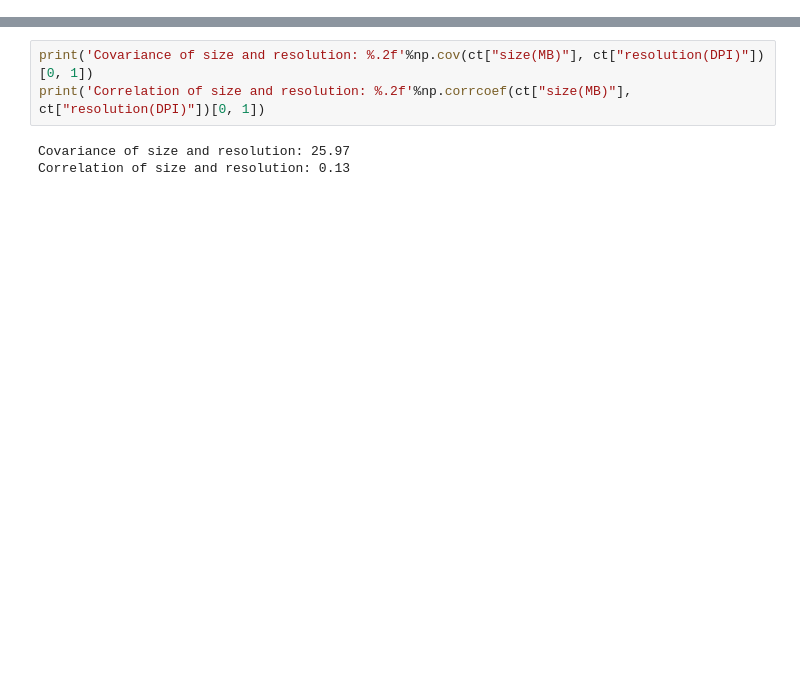
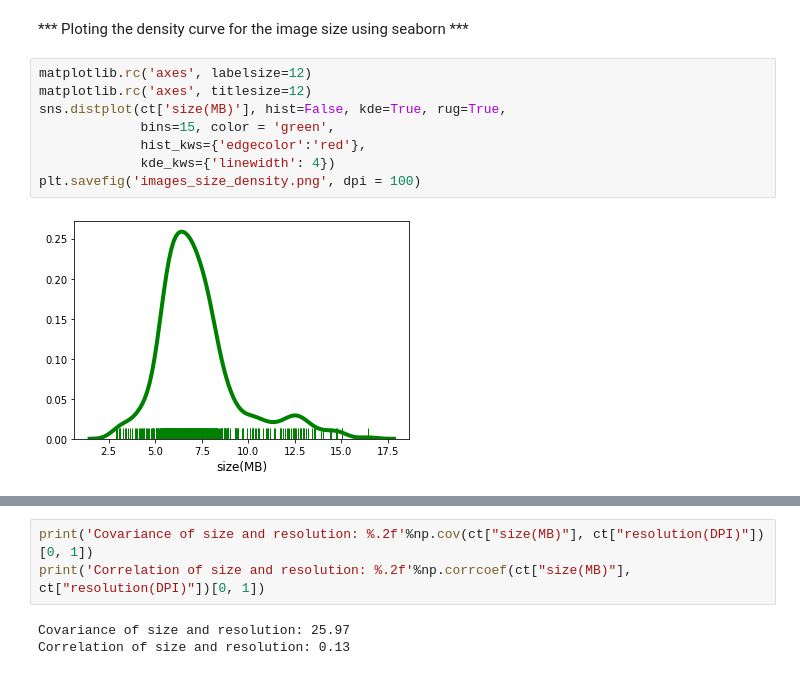
Before and after one commit to UNCG-CSE/Poststorm_Imagery, a Jupyter notebook: src/python/psic/image_analysis/image_size_and_resolution_stats.ipynb, the cells around one changed output, grey strips where cells are left out. Cells and saved outputs as stored; diff of their text form; blank space fills up the shorter version.

```diff
--- a/src/python/psic/image_analysis/image_size_and_resolution_stats.ipynb
+++ b/src/python/psic/image_analysis/image_size_and_resolution_stats.ipynb
@@ -129,0 +144,12 @@ Confidence interval: (147.46736321314708, 163.66863678685294)
+# %% [markdown]
+*** Ploting the density curve for the image size using seaborn ***
+# %%
+matplotlib.rc('axes', labelsize=12)
+matplotlib.rc('axes', titlesize=12)
+sns.distplot(ct['size(MB)'], hist=False, kde=True, rug=True,
+             bins=15, color = 'green',
+             hist_kws={'edgecolor':'red'},
+             kde_kws={'linewidth': 4})
+plt.savefig('images_size_density.png', dpi = 100)
+# %% [output]
+[figure, added]
```
Also changed, not shown: parts of 42 cells of this notebook, 6 other files.
